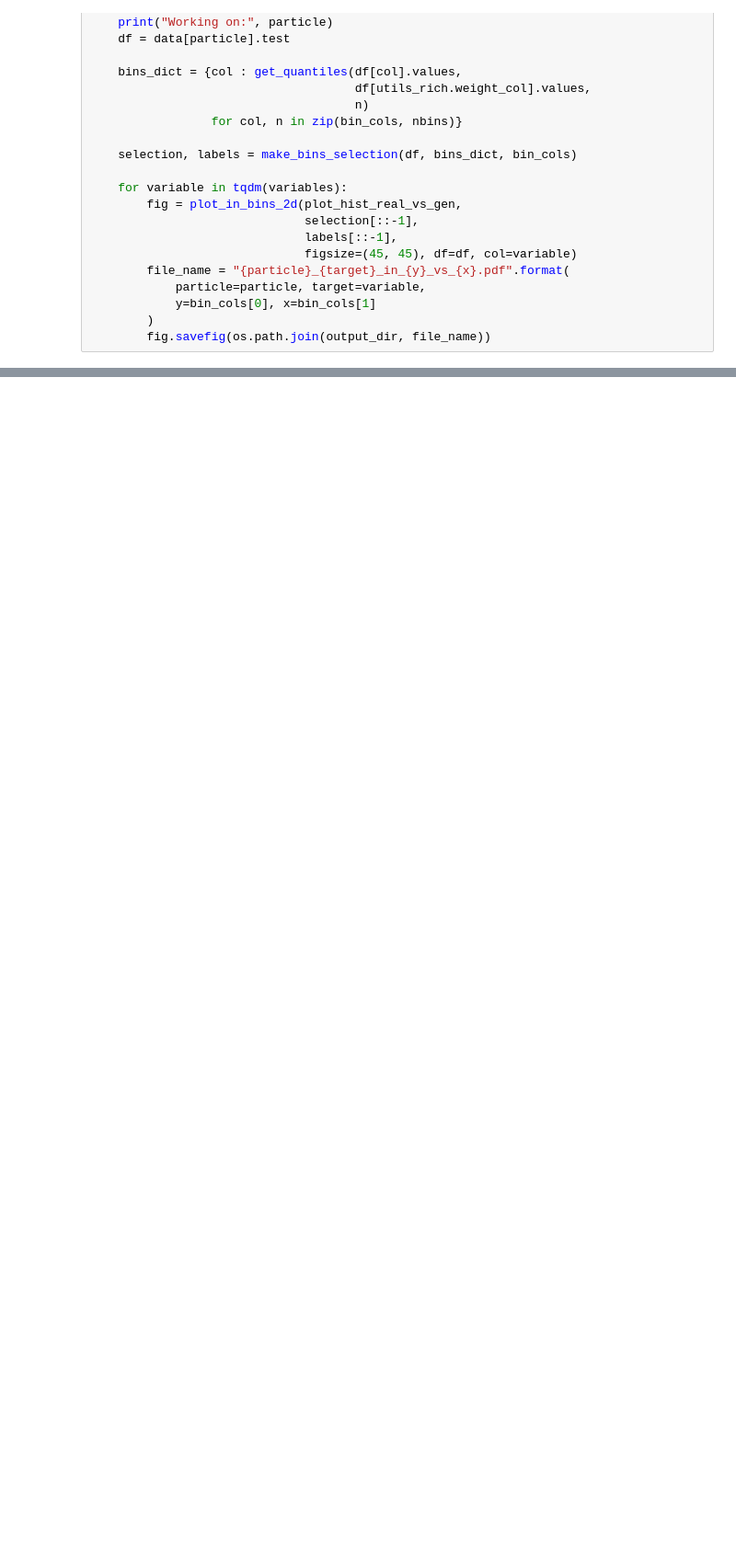
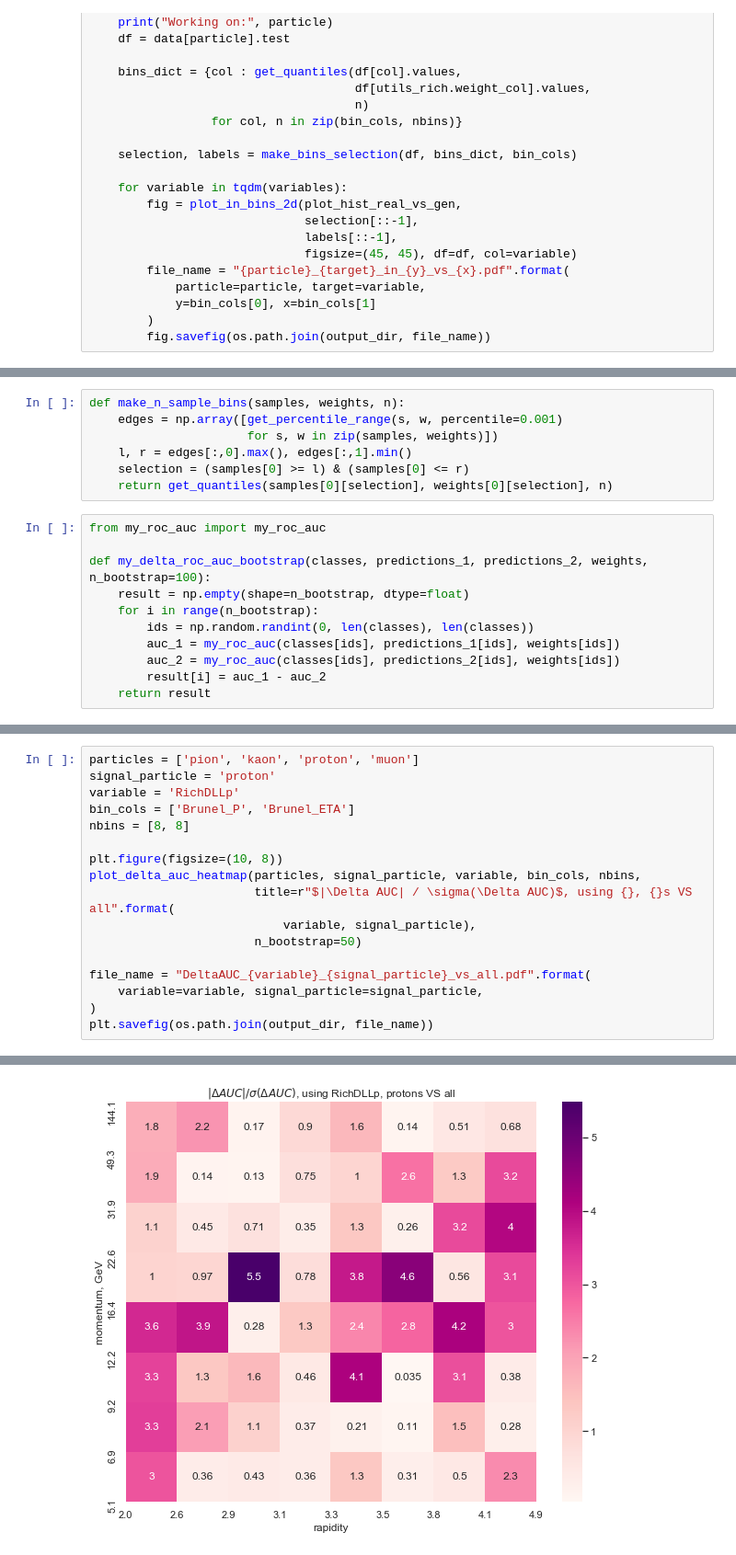
Before and after one commit to SiLiKhon/RichGANatACAT2019, a Jupyter notebook: MakePlots.ipynb, the cells around one changed output, grey strips where cells are left out. Shown: that part at 92% size. Drawn from its saved outputs; the diff is of its cells as text; blank space fills up the shorter version.

```diff
--- a/MakePlots.ipynb
+++ b/MakePlots.ipynb
@@ -223,0 +272,18 @@ for particle in particles:
+# %%
+def make_n_sample_bins(samples, weights, n):
+    edges = np.array([get_percentile_range(s, w, percentile=0.001)
+                      for s, w in zip(samples, weights)])
+    l, r = edges[:,0].max(), edges[:,1].min()
+    selection = (samples[0] >= l) & (samples[0] <= r)
+    return get_quantiles(samples[0][selection], weights[0][selection], n)
+# %%
+from my_roc_auc import my_roc_auc
+
+def my_delta_roc_auc_bootstrap(classes, predictions_1, predictions_2, weights, n_bootstrap=100):
+    result = np.empty(shape=n_bootstrap, dtype=float)
+    for i in range(n_bootstrap):
+        ids = np.random.randint(0, len(classes), len(classes))
+        auc_1 = my_roc_auc(classes[ids], predictions_1[ids], weights[ids])
+        auc_2 = my_roc_auc(classes[ids], predictions_2[ids], weights[ids])
+        result[i] = auc_1 - auc_2
+    return result
@@ -223,0 +378,18 @@ for particle in particles:
+# %%
+particles = ['pion', 'kaon', 'proton', 'muon']
+signal_particle = 'proton'
+variable = 'RichDLLp'
+bin_cols = ['Brunel_P', 'Brunel_ETA']
+nbins = [8, 8]
+
+plt.figure(figsize=(10, 8))
+plot_delta_auc_heatmap(particles, signal_particle, variable, bin_cols, nbins,
+                       title=r"$|\Delta AUC| / \sigma(\Delta AUC)$, using {}, {}s VS all".format(
+                           variable, signal_particle),
+                       n_bootstrap=50)
+
+file_name = "DeltaAUC_{variable}_{signal_particle}_vs_all.pdf".format(
+    variable=variable, signal_particle=signal_particle,
+)
+plt.savefig(os.path.join(output_dir, file_name))
+# %% [output]
@@ -223,0 +397 @@ for particle in particles:
+[figure, added]
```
Also changed, not shown: parts of 8 cells of this notebook.
